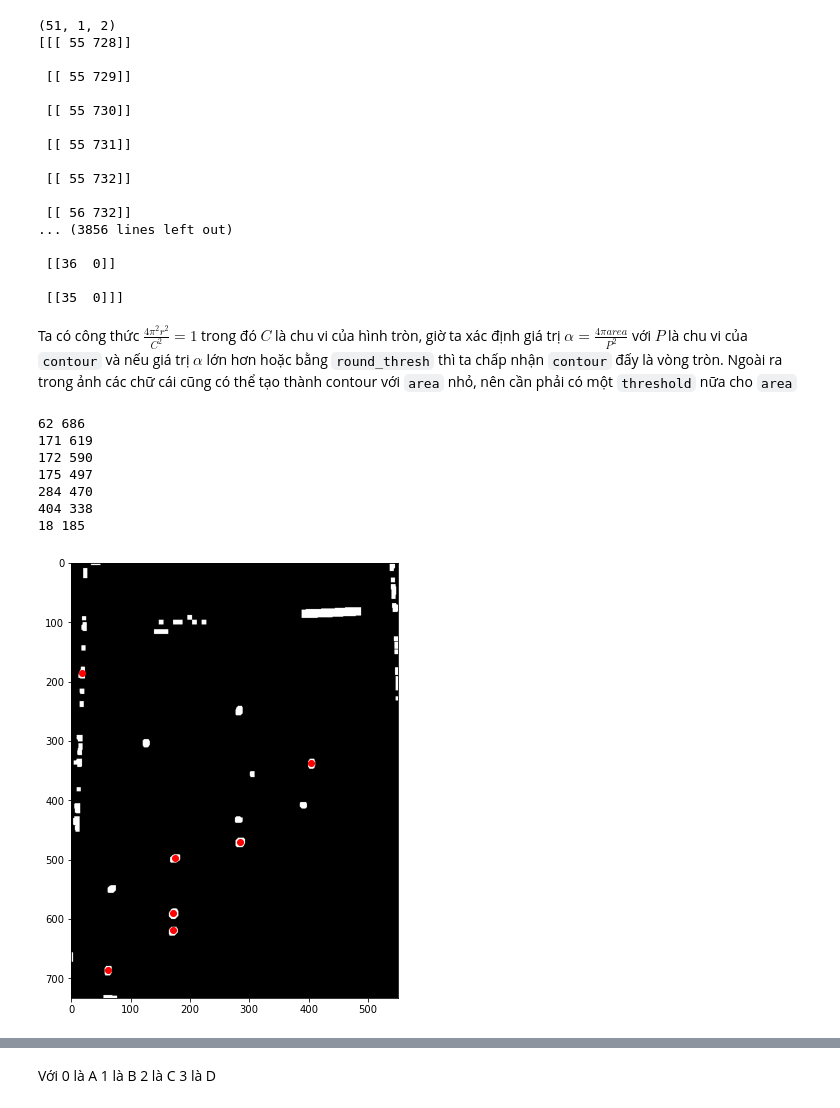
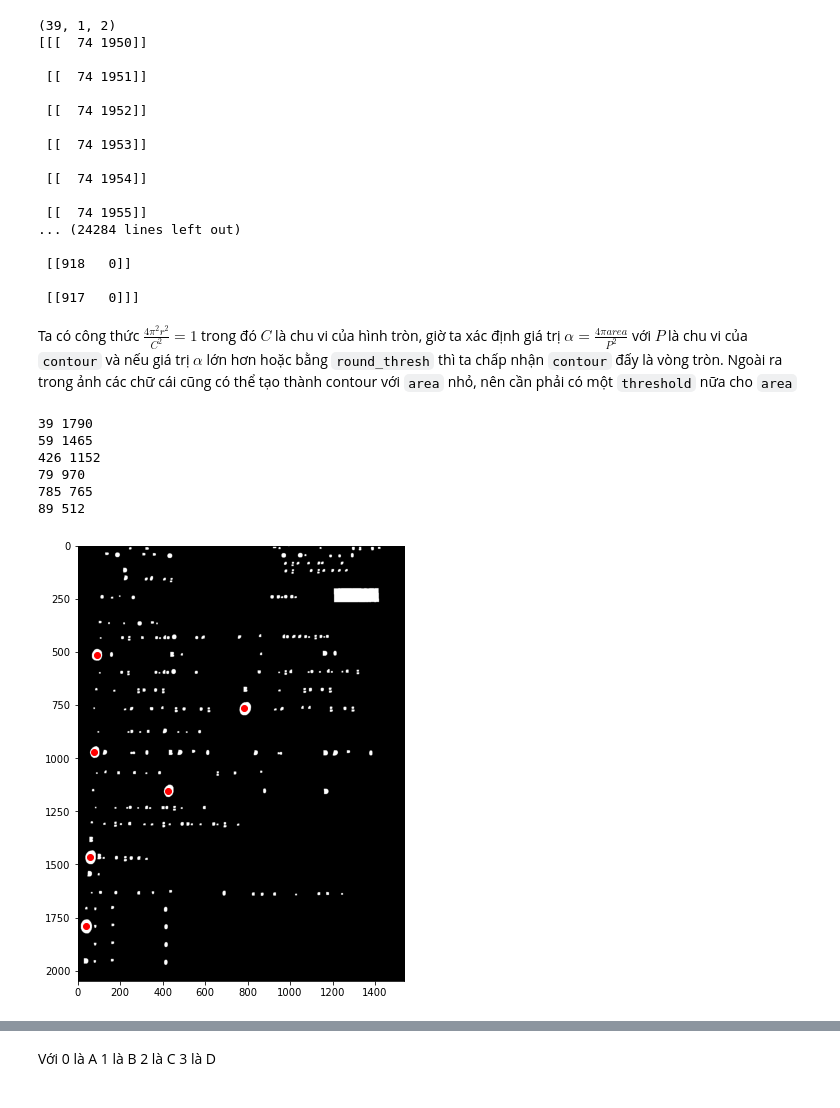
Before and after one commit to quockhanh0212/Multiple-choice-autograding, a Jupyter notebook: Nhan_biet_chu.ipynb, the cells around one changed output, grey strips where cells are left out. Saved outputs shown, nothing was run; the diff lists cells and outputs as text; code cells hidden in the pictures.

```diff
--- a/Nhan_biet_chu.ipynb
+++ b/Nhan_biet_chu.ipynb
@@ -7,7 +7,7 @@ import cv2
 plt.rcParams['figure.figsize'] = [6, 8]
 # %%
 # Chuyển thành ảnh xám
-img = cv2.imread('exam2.png', cv2.IMREAD_GRAYSCALE)
+img = cv2.imread('test1.jpg', cv2.IMREAD_GRAYSCALE)
 plt.imshow(img, cmap='gray')
 # %% [output]
 <matplotlib.image.AxesImage at 0x...>
@@ -69,23 +69,23 @@ for index, cnt in enumerate(contours):
     print(cnt)
     cv2.drawContours(opening, [cnt], 0, 255, -1)
 # %% [output]
-(51, 1, 2)
-[[[ 55 728]]
+(39, 1, 2)
+[[[  74 1950]]
 
- [[ 55 729]]
+ [[  74 1951]]
 
- [[ 55 730]]
+ [[  74 1952]]
 
- [[ 55 731]]
+ [[  74 1953]]
 
- [[ 55 732]]
+ [[  74 1954]]
 
- [[ 56 732]]
-... (3856 lines left out)
+ [[  74 1955]]
+... (24284 lines left out)
 
- [[36  0]]
+ [[918   0]]
 
- [[35  0]]]
+ [[917   0]]]
 # %%
 class points:
     def __init__(self, cx, cy):
@@ -96,7 +96,7 @@ Ta có công thức $\frac{4\pi^2r^2}{C^2}=1$ trong đó $C$ là chu vi của h
 # %%
 import matplotlib.pyplot as plt
 
-round_thresh = 0.6
+round_thresh = 0.8
 
 plt.figure()
 height, width = obj_image.shape
@@ -108,42 +108,41 @@ pointsA = []
 # print('Object      Area Perimeter Roundness')
 for ind, contour in enumerate(contours):
     # tính chu vi của contour
     perimeter = cv2.arcLength(contour, True)
     # tính diện tích của contour
     area = cv2.contourArea(contour)
     areas.append(area)
 
     # nếu như chu vi bằng 0 hoặc area nhỏ hơn threshold thì ta đặt ngay góc alpha = 0
-    if perimeter==0 or area<150:
+    if perimeter==0 or area<600:
         alpha = 0
     else:
         alpha = 4*np.pi*area/(perimeter**2)
         alphas.append(alpha)
 
     # Vẽ vòng tròn đỏ tại tâm của contour thỏa mãn điều kiện là vòng tròn
     if alpha > round_thresh:
         moments = cv2.moments(contour)
         cx = int(moments['m10'] / moments['m00'])
         cy = int(moments['m01'] / moments['m00'])
         pointsA.append(points(cx, cy));
         print(cx,cy)
         plt.plot(cx, cy, 'ro')
 
 
 axes = plt.gca()
 axes.set_xlim([0, width])
 axes.set_ylim([height, 0])
 
 plt.show()
 # %% [output]
-62 686
-171 619
-172 590
-175 497
-284 470
-404 338
-18 185
+39 1790
+59 1465
+426 1152
+79 970
+785 765
+89 512
-[figure, old version]
+[figure, new version]
 # %%
 import pytesseract
 # %%
```
Also changed, not shown: parts of 17 cells of this notebook, 7 other files.
